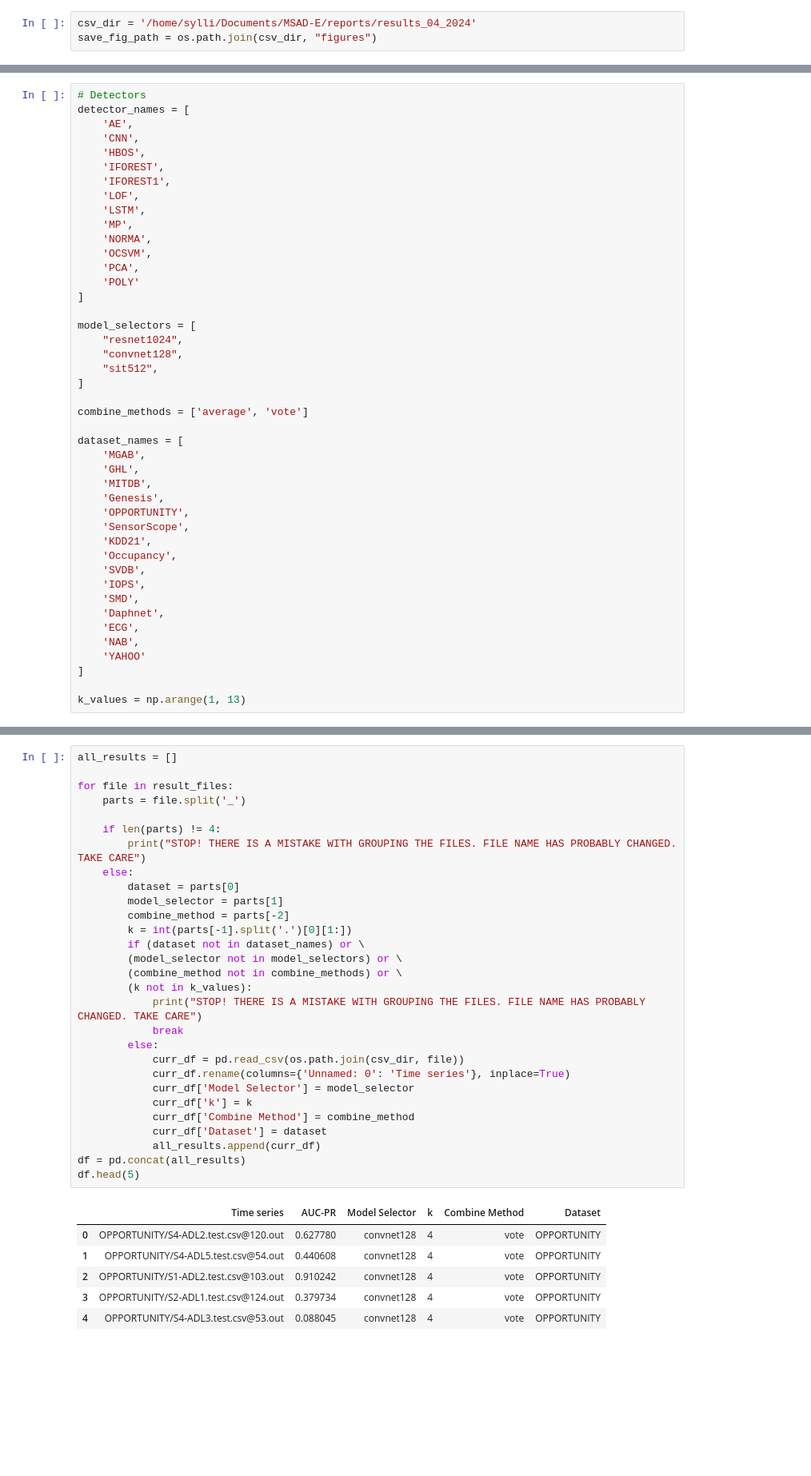
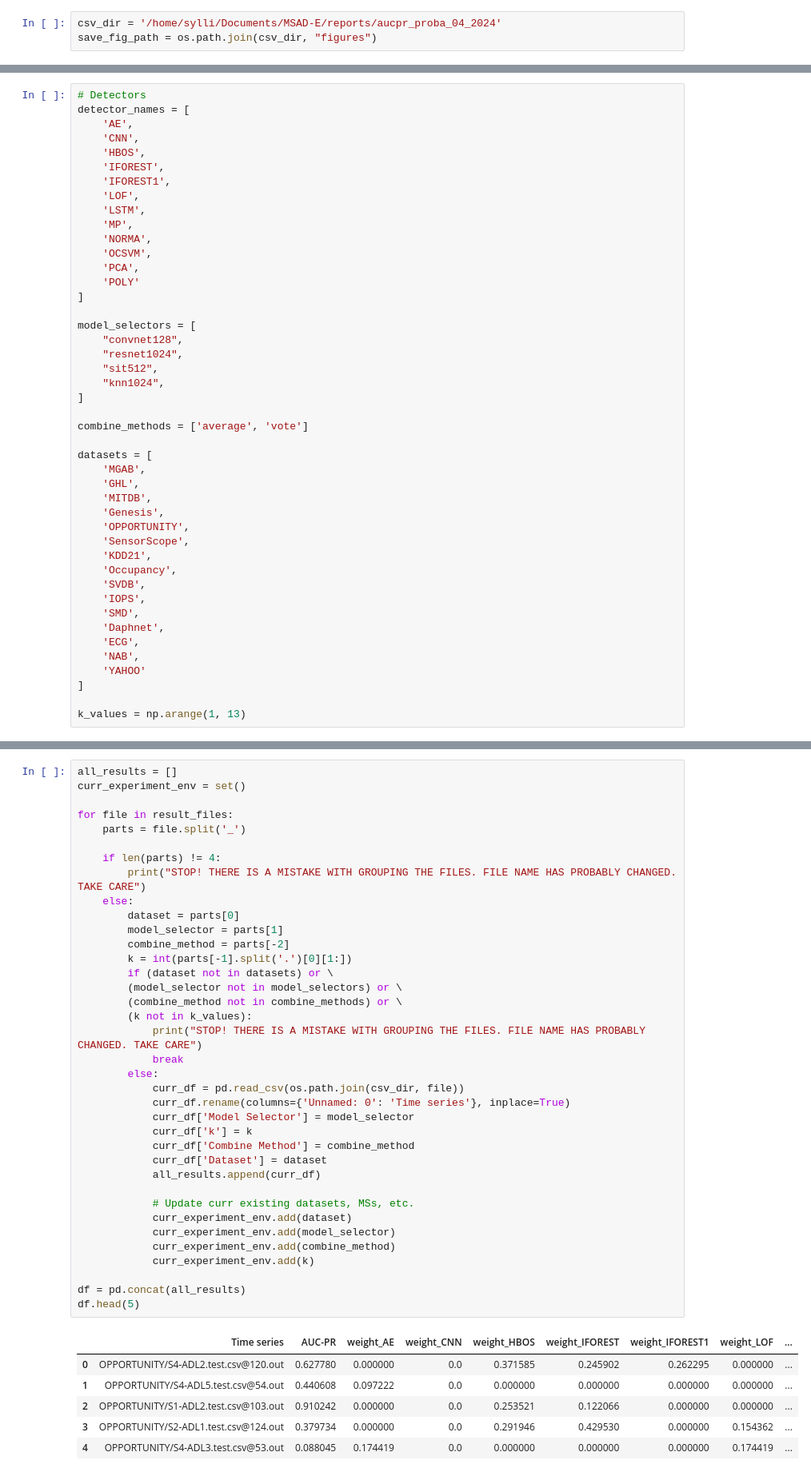
Before and after one commit to sylligardos/MSADv2, a Jupyter notebook: notebooks/k_analysis_042024.ipynb, the cells around one changed output, grey strips where cells are left out. Shown at 80% size. Saved outputs shown, nothing was run; the diff lists cells and outputs as text; blank space fills up the shorter version.

```diff
--- a/notebooks/k_analysis_042024.ipynb
+++ b/notebooks/k_analysis_042024.ipynb
@@ -13,7 +18,7 @@ import os
 # %% [markdown]
 ### Paths
 # %%
-csv_dir = '/home/sylli/Documents/MSAD-E/reports/results_04_2024'
+csv_dir = '/home/sylli/Documents/MSAD-E/reports/aucpr_proba_04_2024'
 save_fig_path = os.path.join(csv_dir, "figures")
 # %% [markdown]
 ### Variables
@@ -35,14 +40,15 @@ detector_names = [
 ]
 
 model_selectors = [
+    "convnet128",
     "resnet1024",
-    "convnet128",
     "sit512",
+    "knn1024",
 ]
 
 combine_methods = ['average', 'vote']
 
-dataset_names = [
+datasets = [
     'MGAB',
     'GHL',
     'MITDB',
@@ -92,37 +106,45 @@ OPPORTUNITY_sit512_average_k4.csv
 ### Load all the data and create DataFrame
 # %%
 all_results = []
+curr_experiment_env = set()
 
 for file in result_files:
     parts = file.split('_')
 
     if len(parts) != 4:
         print("STOP! THERE IS A MISTAKE WITH GROUPING THE FILES. FILE NAME HAS PROBABLY CHANGED. TAKE CARE")
     else:
         dataset = parts[0]
         model_selector = parts[1]
         combine_method = parts[-2]
         k = int(parts[-1].split('.')[0][1:])
-        if (dataset not in dataset_names) or \
+        if (dataset not in datasets) or \
         (model_selector not in model_selectors) or \
         (combine_method not in combine_methods) or \
         (k not in k_values):
             print("STOP! THERE IS A MISTAKE WITH GROUPING THE FILES. FILE NAME HAS PROBABLY CHANGED. TAKE CARE")
             break
         else:
             curr_df = pd.read_csv(os.path.join(csv_dir, file))
             curr_df.rename(columns={'Unnamed: 0': 'Time series'}, inplace=True)
             curr_df['Model Selector'] = model_selector
             curr_df['k'] = k
             curr_df['Combine Method'] = combine_method
             curr_df['Dataset'] = dataset
             all_results.append(curr_df)
+
+            # Update curr existing datasets, MSs, etc.
+            curr_experiment_env.add(dataset)
+            curr_experiment_env.add(model_selector)
+            curr_experiment_env.add(combine_method)
+            curr_experiment_env.add(k)
+
 df = pd.concat(all_results)
 df.head(5)
 # %% [output]
-|  | Time series | AUC-PR | Model Selector | k | Combine Method | Dataset |
-| 0 | OPPORTUNITY/S4-ADL2.test.csv@120.out | 0.627780 | convnet128 | 4 | vote | OPPORTUNITY |
-| 1 | OPPORTUNITY/S4-ADL5.test.csv@54.out | 0.440608 | convnet128 | 4 | vote | OPPORTUNITY |
-| 2 | OPPORTUNITY/S1-ADL2.test.csv@103.out | 0.910242 | convnet128 | 4 | vote | OPPORTUNITY |
-| 3 | OPPORTUNITY/S2-ADL1.test.csv@124.out | 0.379734 | convnet128 | 4 | vote | OPPORTUNITY |
-| 4 | OPPORTUNITY/S4-ADL3.test.csv@53.out | 0.088045 | convnet128 | 4 | vote | OPPORTUNITY |
+|  | Time series | AUC-PR | weight_AE | weight_CNN | weight_HBOS | weight_IFOREST | weight_IFOREST1 | weight_LOF | ... |
+| 0 | OPPORTUNITY/S4-ADL2.test.csv@120.out | 0.627780 | 0.000000 | 0.0 | 0.371585 | 0.245902 | 0.262295 | 0.000000 | ... |
+| 1 | OPPORTUNITY/S4-ADL5.test.csv@54.out | 0.440608 | 0.097222 | 0.0 | 0.000000 | 0.000000 | 0.000000 | 0.000000 | ... |
+| 2 | OPPORTUNITY/S1-ADL2.test.csv@103.out | 0.910242 | 0.000000 | 0.0 | 0.253521 | 0.122066 | 0.000000 | 0.000000 | ... |
+| 3 | OPPORTUNITY/S2-ADL1.test.csv@124.out | 0.379734 | 0.000000 | 0.0 | 0.291946 | 0.429530 | 0.000000 | 0.154362 | ... |
+| 4 | OPPORTUNITY/S4-ADL3.test.csv@53.out | 0.088045 | 0.174419 | 0.0 | 0.000000 | 0.000000 | 0.000000 | 0.174419 | ... |
```
Also changed, not shown: parts of 26 cells of this notebook, 1 other file.
